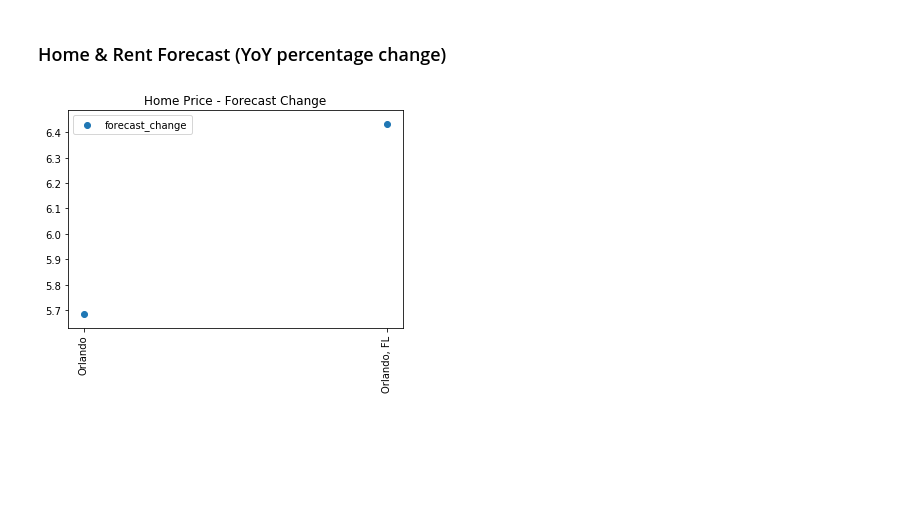
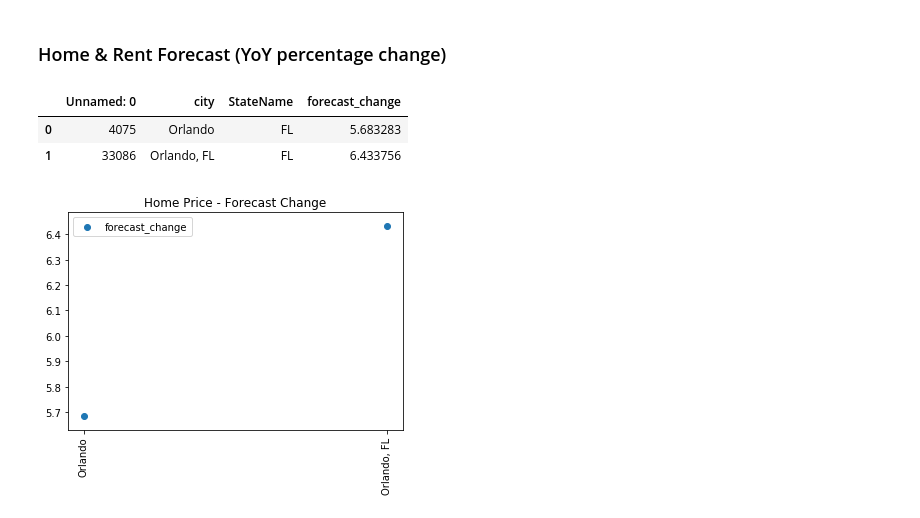
Before and after one commit to ricardo-hdz/flamingo_project, a Jupyter notebook: flamingo_project.ipynb, the cells around one changed output. Drawn from its saved outputs; the diff is of its cells as text; code cells hidden in the pictures; blank space fills up the shorter version.

```diff
--- a/flamingo_project.ipynb
+++ b/flamingo_project.ipynb
@@ -540,8 +542,13 @@ plot_affordability(df, affordability_indicators, -84, 2, ccities)
 # %%
 df = pd.read_csv('indicators/home_forecast.csv')
 df = df[df.StateName.str.contains('|'.join(cstates), case=False, na=False)]
 df = df.drop(['Region','MSAName','CountyName','CityName'],axis=1)
 df = df.rename(index=str, columns={'ForecastYoYPctChange':'forecast_change'})
+df
+# %% [output]
+|  | Unnamed: 0 | city | StateName | forecast_change |
+| 0 | 4075 | Orlando | FL | 5.683283 |
+| 1 | 33086 | Orlando, FL | FL | 6.433756 |
 # %%
 plt.scatter(df.city, df.forecast_change)
 plt.title('Home Price - Forecast Change')
```
Also changed, not shown: parts of 26 cells of this notebook, 2 other files.
